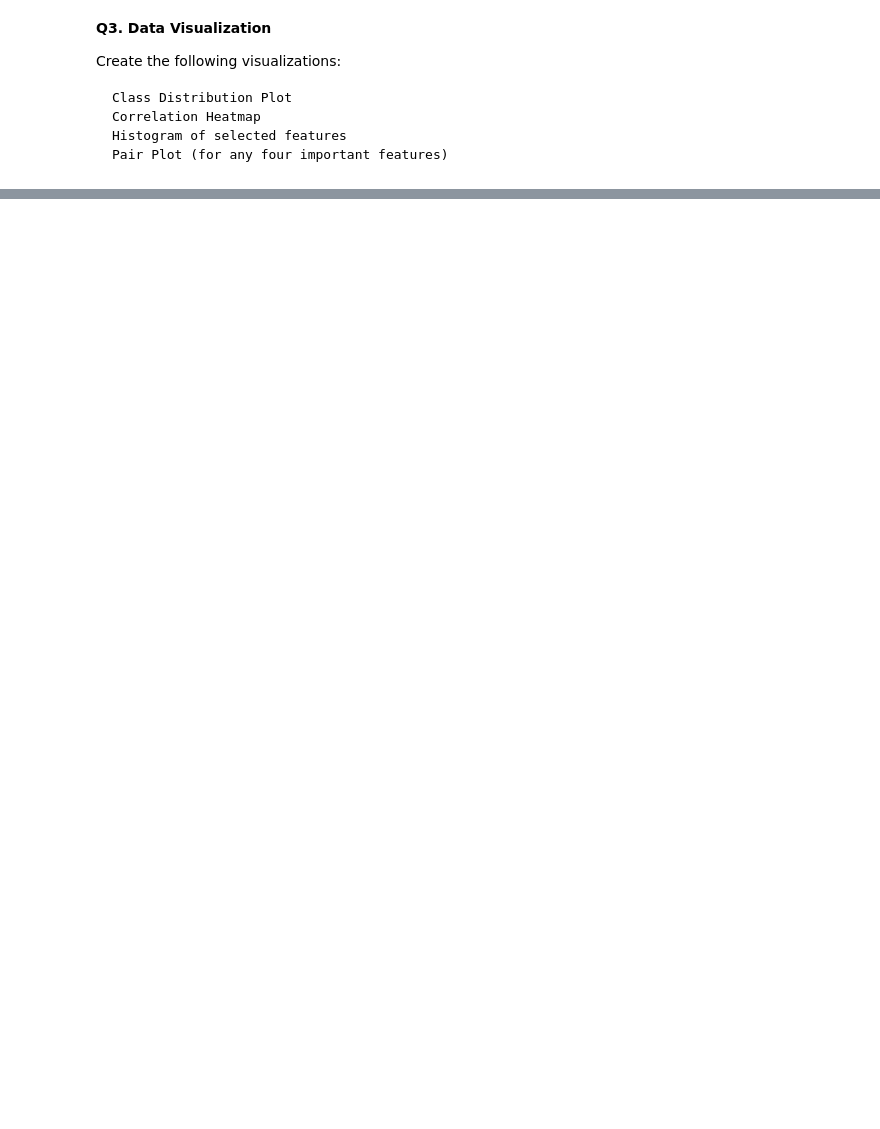
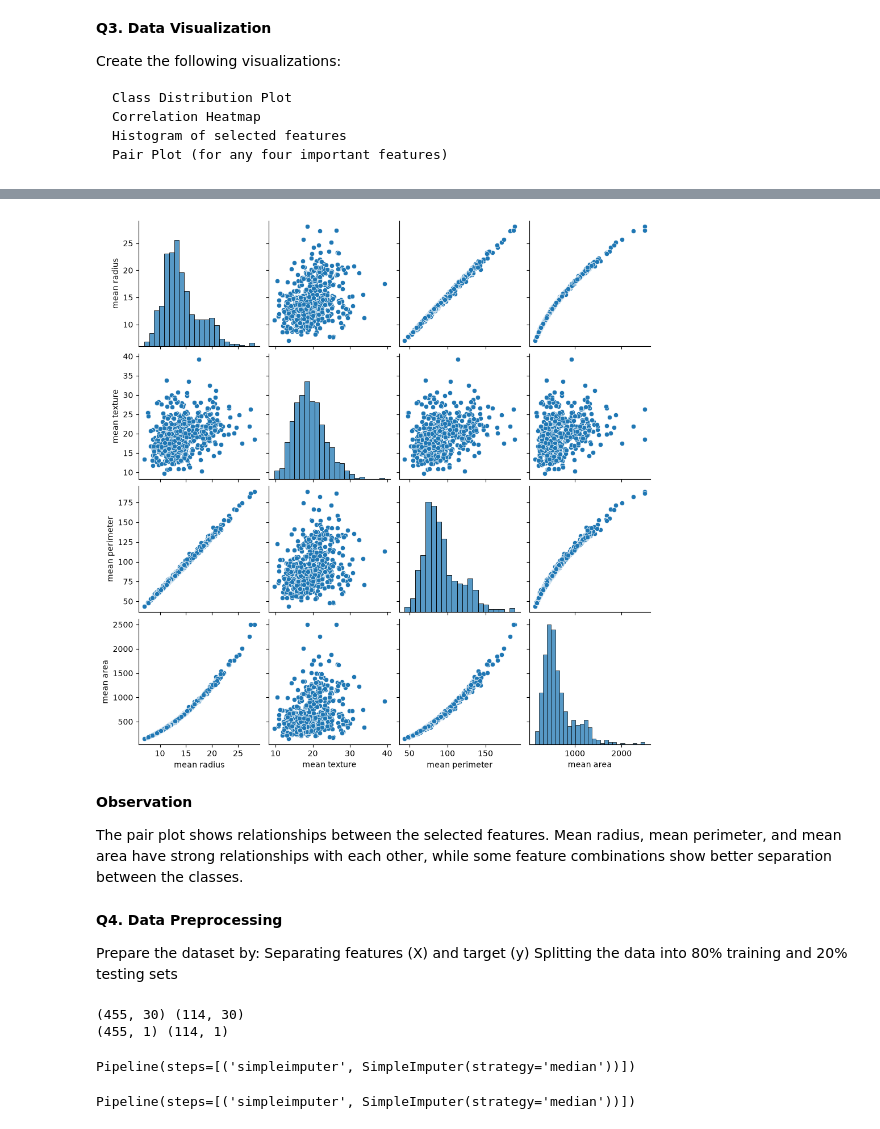
Before and after one commit to vaishu1076/Machine-Learning, a Jupyter notebook: Linear Regression/Logistic regression.ipynb/Logistic Regression assignment.ipynb, the cells around one changed output, grey strips where cells are left out. Saved outputs shown, nothing was run; the diff lists cells and outputs as text; code cells hidden in the pictures; blank space fills up the shorter version.

```diff
--- a/Linear Regression/Logistic regression.ipynb/Logistic Regression assignment.ipynb
+++ b/Linear Regression/Logistic regression.ipynb/Logistic Regression assignment.ipynb
@@ -153,0 +209,21 @@ plt.show()
+# %%
+# pair plot
+
+features=[
+    "mean radius",
+    "mean texture",
+    "mean perimeter",
+    "mean area"
+]
+sns.pairplot(df_x[features])
+plt.show()
+# %% [output]
+[figure, added]
+# %% [markdown]
+**Observation**
+
+The pair plot shows relationships between the selected features. Mean radius, mean perimeter, and mean area have strong relationships with each other, while some feature combinations show better separation between the classes.
+# %% [markdown]
+**Q4. Data Preprocessing**
+
+Prepare the dataset by: Separating features (X) and target (y) Splitting the data into 80% training and 20% testing sets
@@ -153,0 +234,24 @@ plt.show()
+# %%
+#Split into training and testing data
+
+from sklearn.model_selection import train_test_split
+
+xtrain,xtest,ytrain,ytest=train_test_split(X,y,train_size=0.8,random_state=21)
+print(xtrain.shape,xtest.shape)
+print(ytrain.shape,ytest.shape)
+# %% [output]
+(455, 30) (114, 30)
+(455, 1) (114, 1)
+# %%
+from sklearn.pipeline import make_pipeline
+from sklearn.impute import SimpleImputer
+
+num_pipe = make_pipeline(SimpleImputer(strategy = 'median')).set_output(transform = "pandas")
+num_pipe
+# %% [output]
+Pipeline(steps=[('simpleimputer', SimpleImputer(strategy='median'))])
+# %%
+# fit it on training data
+num_pipe.fit(xtrain)
+# %% [output]
+Pipeline(steps=[('simpleimputer', SimpleImputer(strategy='median'))])
```
Also changed, not shown: parts of 27 cells of this notebook, 4 other files.
